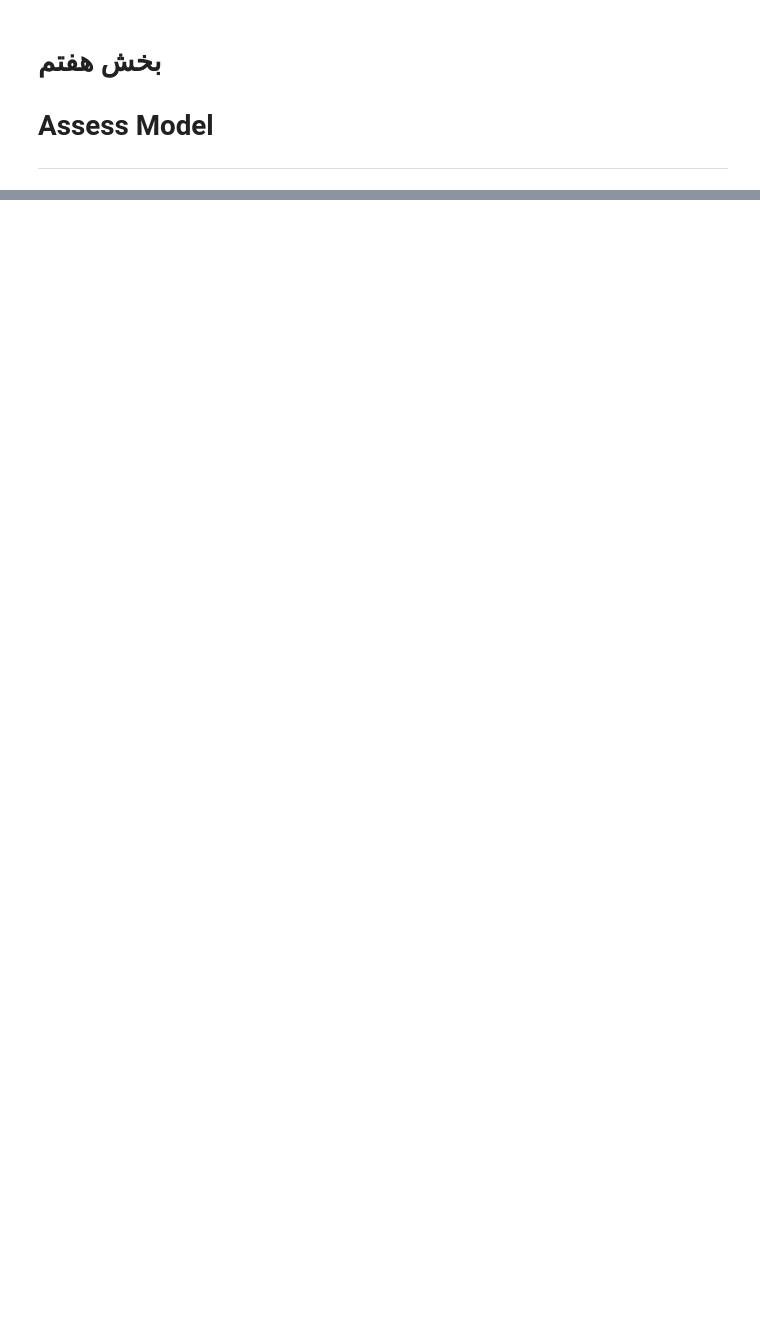
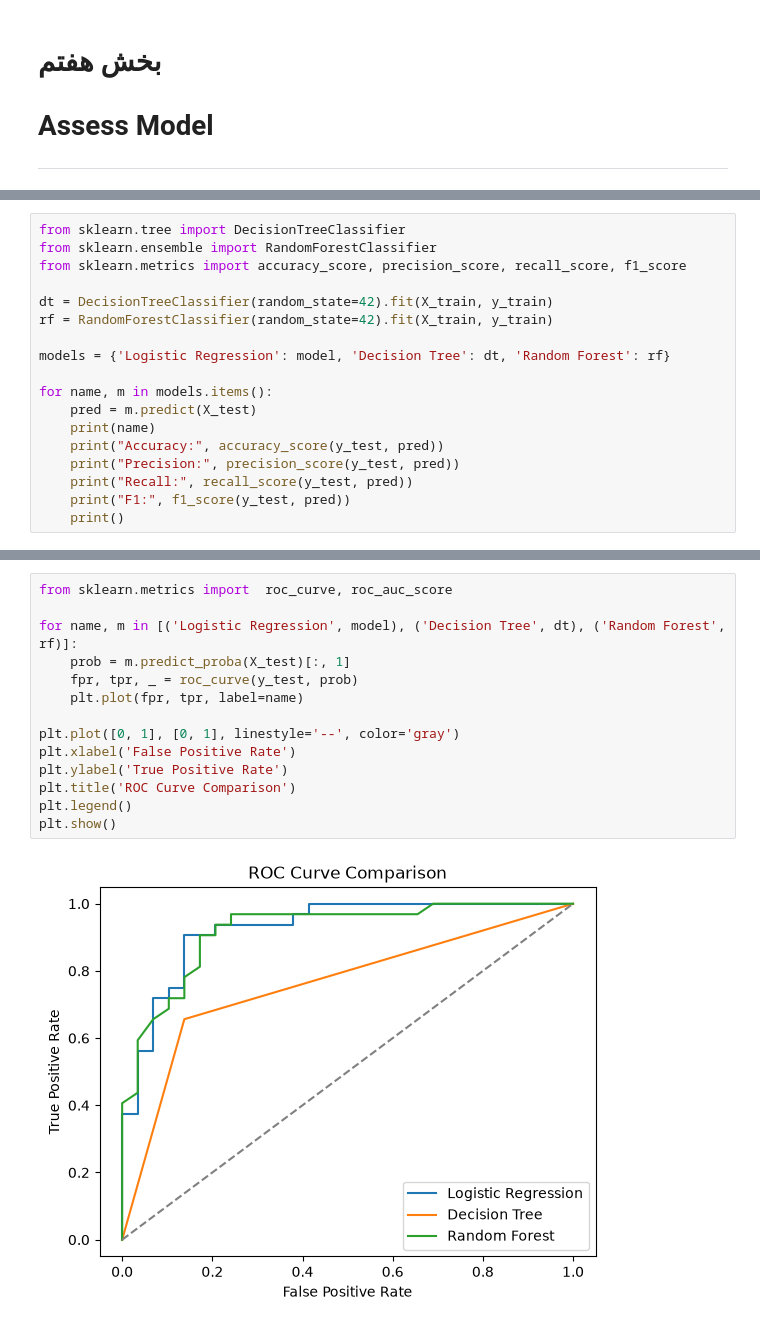
Before and after one commit to dorsa6dsn/DM-tasks, a Jupyter notebook: 3.ipynb, the cells around one changed output, grey strips where cells are left out. Drawn from its saved outputs; the diff is of its cells as text; blank space fills up the shorter version.

```diff
--- a/3.ipynb
+++ b/3.ipynb
@@ -3771,0 +4436,18 @@ Decision Tree
+# %%
+from sklearn.tree import DecisionTreeClassifier
+from sklearn.ensemble import RandomForestClassifier
+from sklearn.metrics import accuracy_score, precision_score, recall_score, f1_score
+
+dt = DecisionTreeClassifier(random_state=42).fit(X_train, y_train)
+rf = RandomForestClassifier(random_state=42).fit(X_train, y_train)
+
+models = {'Logistic Regression': model, 'Decision Tree': dt, 'Random Forest': rf}
+
+for name, m in models.items():
+    pred = m.predict(X_test)
+    print(name)
+    print("Accuracy:", accuracy_score(y_test, pred))
+    print("Precision:", precision_score(y_test, pred))
+    print("Recall:", recall_score(y_test, pred))
+    print("F1:", f1_score(y_test, pred))
+    print()
@@ -3771,0 +4513,16 @@ Decision Tree
+# %%
+from sklearn.metrics import  roc_curve, roc_auc_score
+
+for name, m in [('Logistic Regression', model), ('Decision Tree', dt), ('Random Forest', rf)]:
+    prob = m.predict_proba(X_test)[:, 1]
+    fpr, tpr, _ = roc_curve(y_test, prob)
+    plt.plot(fpr, tpr, label=name)
+
+plt.plot([0, 1], [0, 1], linestyle='--', color='gray')
+plt.xlabel('False Positive Rate')
+plt.ylabel('True Positive Rate')
+plt.title('ROC Curve Comparison')
+plt.legend()
+plt.show()
+# %% [output]
+[figure, added]
```
Also changed, not shown: parts of 93 cells of this notebook, 1 other file.
